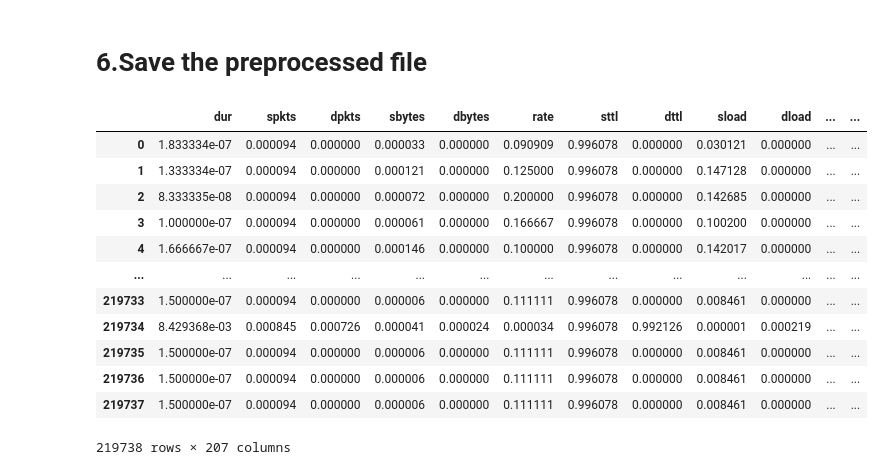
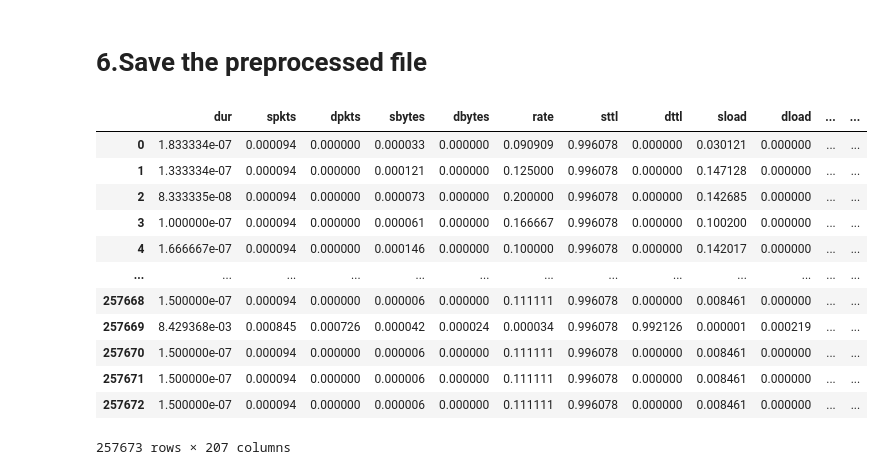
Before and after one commit to divyaKh/CMPE255Project, a Jupyter notebook: 4.Preprocessing/pre_processing.ipynb, the cells around one changed output. Saved outputs shown, nothing was run; the diff lists cells and outputs as text; code cells hidden in the pictures.

Commit message:
add preprocessing for label encoded dataset

```diff
--- a/4.Preprocessing/pre_processing.ipynb
+++ b/4.Preprocessing/pre_processing.ipynb
@@ -165,8 +165,8 @@ def applyStandardScaler(data):
 # %% [markdown]
 # Main function
 # %%
-def main():
-    dataset,X,y=loaddata("cleaned_dataset.csv")
+def main(filename):
+    dataset,X,y=loaddata(filename)
 
     cols = X.columns
     n_com =0.99
@@ -196,6 +196,4 @@ def main():
     X = pd.DataFrame(X, columns =cols)
     dataset_minmax_corr = pd.concat([X, y], axis=1)
 
-
     return dataset_minmax,dataset_minmax_pca, dataset_minmax_corr
-dataset_minmax,dataset_minmax_pca,dataset_minmax_corr=main()
@@ -225,0 +200,2 @@ Deprecated in NumPy 1.20; for more details and guidance: https://numpy.org/devdo
+# %%
+dataset_minmax_onehot,dataset_minmax_pca_onehot,dataset_minmax_corr_onehot=main("./input/cleaned_dataset_oneHot_encoding.csv")
@@ -232,16 +262,16 @@ dataset_minmax_corr.to_csv('dataset_minmax_corr.csv', index=False)
 # %%
- dataset_minmax_corr
+ dataset_minmax_corr_onehot
 # %% [output]
 |  | dur | spkts | dpkts | sbytes | dbytes | rate | sttl | dttl | sload | dload | ... | ... |
 | 0 | 1.833334e-07 | 0.000094 | 0.000000 | 0.000033 | 0.000000 | 0.090909 | 0.996078 | 0.000000 | 0.030121 | 0.000000 | ... | ... |
 | 1 | 1.333334e-07 | 0.000094 | 0.000000 | 0.000121 | 0.000000 | 0.125000 | 0.996078 | 0.000000 | 0.147128 | 0.000000 | ... | ... |
-| 2 | 8.333335e-08 | 0.000094 | 0.000000 | 0.000072 | 0.000000 | 0.200000 | 0.996078 | 0.000000 | 0.142685 | 0.000000 | ... | ... |
+| 2 | 8.333335e-08 | 0.000094 | 0.000000 | 0.000073 | 0.000000 | 0.200000 | 0.996078 | 0.000000 | 0.142685 | 0.000000 | ... | ... |
 | 3 | 1.000000e-07 | 0.000094 | 0.000000 | 0.000061 | 0.000000 | 0.166667 | 0.996078 | 0.000000 | 0.100200 | 0.000000 | ... | ... |
 | 4 | 1.666667e-07 | 0.000094 | 0.000000 | 0.000146 | 0.000000 | 0.100000 | 0.996078 | 0.000000 | 0.142017 | 0.000000 | ... | ... |
 | ... | ... | ... | ... | ... | ... | ... | ... | ... | ... | ... | ... | ... |
-| 219733 | 1.500000e-07 | 0.000094 | 0.000000 | 0.000006 | 0.000000 | 0.111111 | 0.996078 | 0.000000 | 0.008461 | 0.000000 | ... | ... |
-| 219734 | 8.429368e-03 | 0.000845 | 0.000726 | 0.000041 | 0.000024 | 0.000034 | 0.996078 | 0.992126 | 0.000001 | 0.000219 | ... | ... |
-| 219735 | 1.500000e-07 | 0.000094 | 0.000000 | 0.000006 | 0.000000 | 0.111111 | 0.996078 | 0.000000 | 0.008461 | 0.000000 | ... | ... |
-| 219736 | 1.500000e-07 | 0.000094 | 0.000000 | 0.000006 | 0.000000 | 0.111111 | 0.996078 | 0.000000 | 0.008461 | 0.000000 | ... | ... |
-| 219737 | 1.500000e-07 | 0.000094 | 0.000000 | 0.000006 | 0.000000 | 0.111111 | 0.996078 | 0.000000 | 0.008461 | 0.000000 | ... | ... |
+| 257668 | 1.500000e-07 | 0.000094 | 0.000000 | 0.000006 | 0.000000 | 0.111111 | 0.996078 | 0.000000 | 0.008461 | 0.000000 | ... | ... |
+| 257669 | 8.429368e-03 | 0.000845 | 0.000726 | 0.000042 | 0.000024 | 0.000034 | 0.996078 | 0.992126 | 0.000001 | 0.000219 | ... | ... |
+| 257670 | 1.500000e-07 | 0.000094 | 0.000000 | 0.000006 | 0.000000 | 0.111111 | 0.996078 | 0.000000 | 0.008461 | 0.000000 | ... | ... |
+| 257671 | 1.500000e-07 | 0.000094 | 0.000000 | 0.000006 | 0.000000 | 0.111111 | 0.996078 | 0.000000 | 0.008461 | 0.000000 | ... | ... |
+| 257672 | 1.500000e-07 | 0.000094 | 0.000000 | 0.000006 | 0.000000 | 0.111111 | 0.996078 | 0.000000 | 0.008461 | 0.000000 | ... | ... |
-219738 rows × 207 columns
+257673 rows × 207 columns
```
Also changed, not shown: parts of 12 cells of this notebook.
